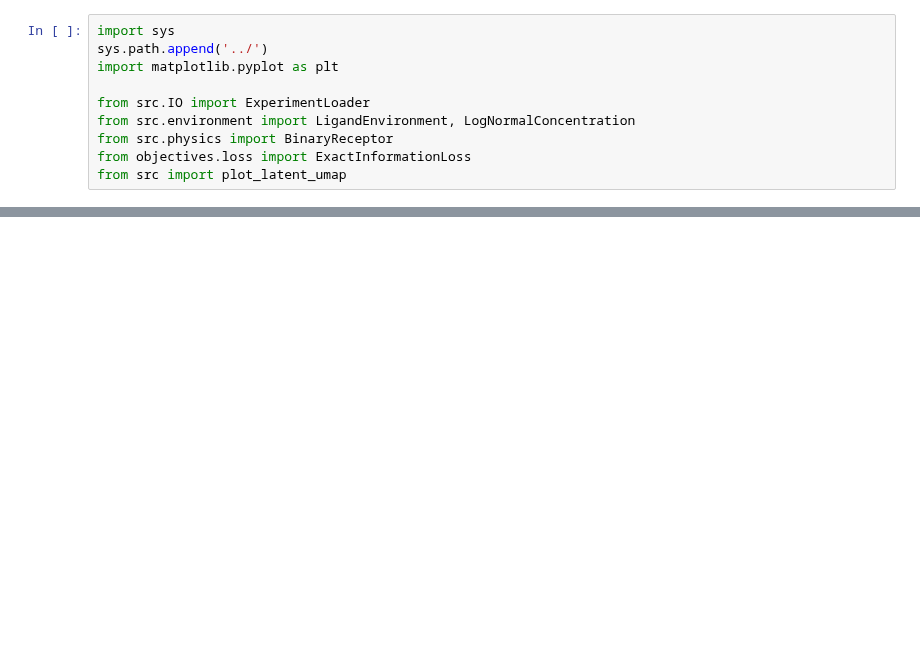
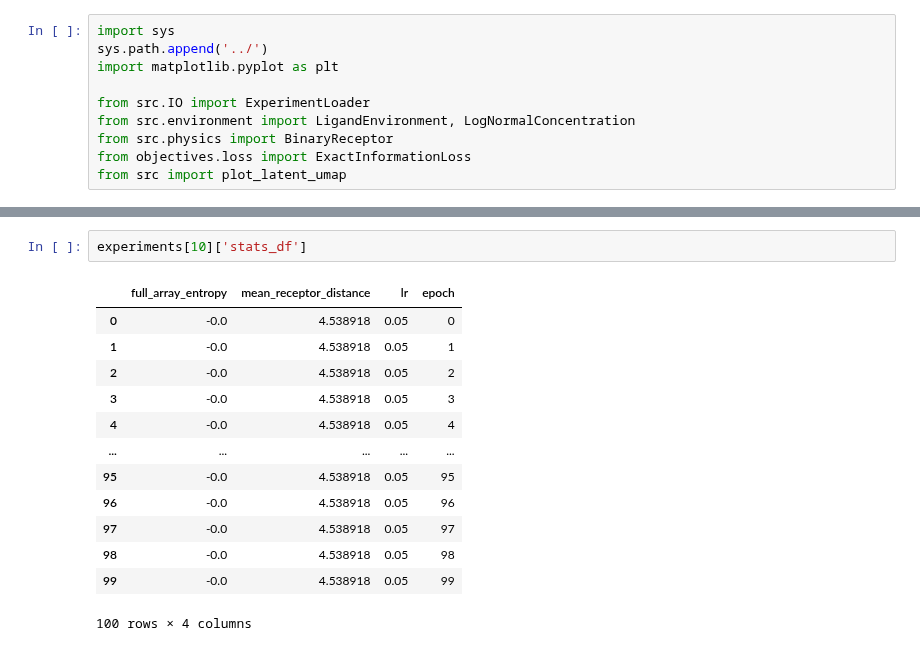
Before and after one commit to HugoLeRoy94/opt_bin_resp, a Jupyter notebook: analysis/analysis_template.ipynb, the cells around one changed output, grey strips where cells are left out. Drawn from its saved outputs; the diff is of its cells as text; blank space fills up the shorter version.

```diff
--- a/analysis/analysis_template.ipynb
+++ b/analysis/analysis_template.ipynb
@@ -17 +37,17 @@ Auto-discovered latest run: opt_homomers_20260408_083355
+# %%
+experiments[10]['stats_df']
+# %% [output]
+|  | full_array_entropy | mean_receptor_distance | lr | epoch |
+| 0 | -0.0 | 4.538918 | 0.05 | 0 |
+| 1 | -0.0 | 4.538918 | 0.05 | 1 |
+| 2 | -0.0 | 4.538918 | 0.05 | 2 |
+| 3 | -0.0 | 4.538918 | 0.05 | 3 |
+| 4 | -0.0 | 4.538918 | 0.05 | 4 |
+| ... | ... | ... | ... | ... |
+| 95 | -0.0 | 4.538918 | 0.05 | 95 |
+| 96 | -0.0 | 4.538918 | 0.05 | 96 |
+| 97 | -0.0 | 4.538918 | 0.05 | 97 |
+| 98 | -0.0 | 4.538918 | 0.05 | 98 |
+| 99 | -0.0 | 4.538918 | 0.05 | 99 |
+100 rows × 4 columns
 # %%
```
Also changed, not shown: parts of 3 cells of this notebook, 6 other files.
